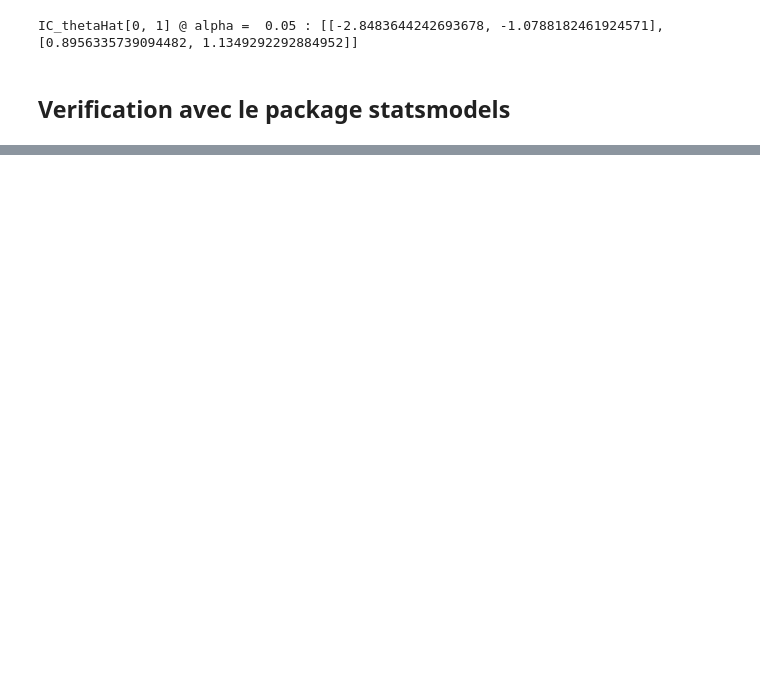
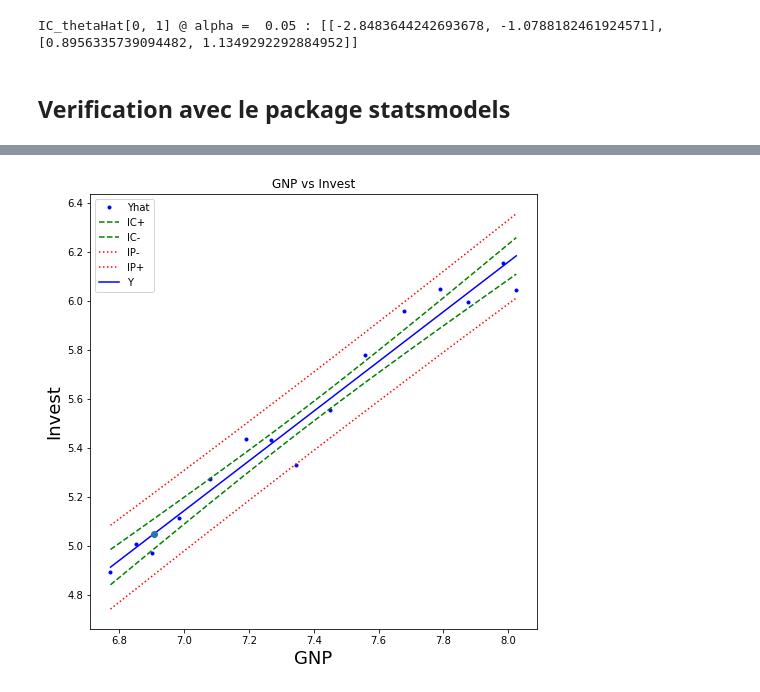
Before and after one commit to tbinetruy/Telecom-MDI720, a Jupyter notebook: TP/TP2/TP2.ipynb, the cells around one changed output, grey strips where cells are left out. Saved outputs shown, nothing was run; the diff lists cells and outputs as text; code cells hidden in the pictures; blank space fills up the shorter version.

```diff
--- a/TP/TP2/TP2.ipynb
+++ b/TP/TP2/TP2.ipynb
@@ -334,0 +348,33 @@ plt.show()
+# %%
+gnp = df["gnp"]
+yhat = get_Y_hat(X, get_theta_hat(X, Y))
+alpha = 0.1
+ICs = np.matrix([get_IC_ystar(np.matrix([1, X_tild[i]]).T, X, Y, alpha) for i in range(0, n)])
+IPs = np.matrix([get_IP_y(np.matrix([1, X_tild[i]]).T, X, Y, alpha) for i in range(0, n)])
+invest_plus_IC = ICs[:, 0]
+invest_minus_IC = ICs[:, 1]
+#invest_minus_IC = [X_tild[i] - get_IC_ystar(np.matrix([1, X_tild[i]]).T, X, Y, alpha) for i in range(0, n)]
+w = 8 # figure width
+plt.figure(figsize=(w, w))
+plt.plot(gnp, Y, color='blue', label='Yhat', marker='.', linestyle = 'None',)
+plt.plot(gnp, invest_plus_IC, color='green', label='IC+', ls="--")
+plt.plot(gnp, invest_minus_IC, color='green', label='IC-', ls="--")
+
+plt.plot(gnp, IPs[:, 0], color='red', label='IP-', ls=":")
+plt.plot(gnp, IPs[:, 1], color='red', label='IP+', ls=":")
+
+plt.plot(gnp, yhat, color='blue', label='Y')
+
+#plt.plot(gnp, invest_minus_IC, color='blue', label='Father')
+plt.ylabel('Invest', fontsize=18)
+plt.xlabel('GNP', fontsize=18)
+plt.title("GNP vs Invest")
+
+x = np.matrix([[1, np.log(1000)]]).T
+ypred = get_ypred(x, X, Y)
+
+plt.legend()
+plt.plot(x[1], ypred, marker="o")
+plt.show()
+# %% [output]
+[figure, added]
```
Also changed, not shown: parts of 5 cells of this notebook.
